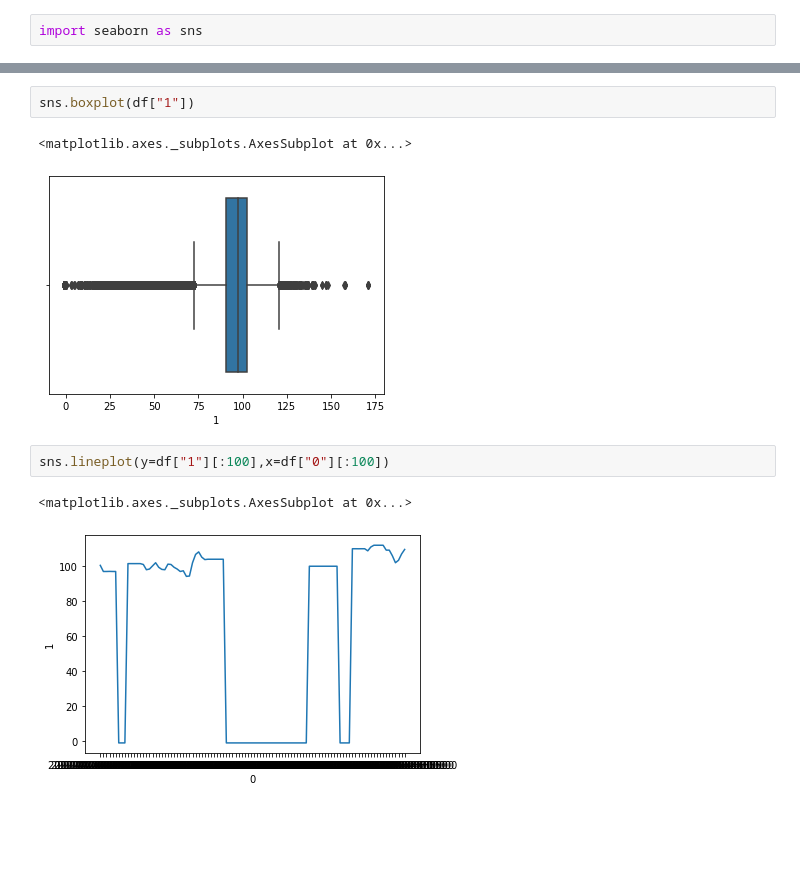
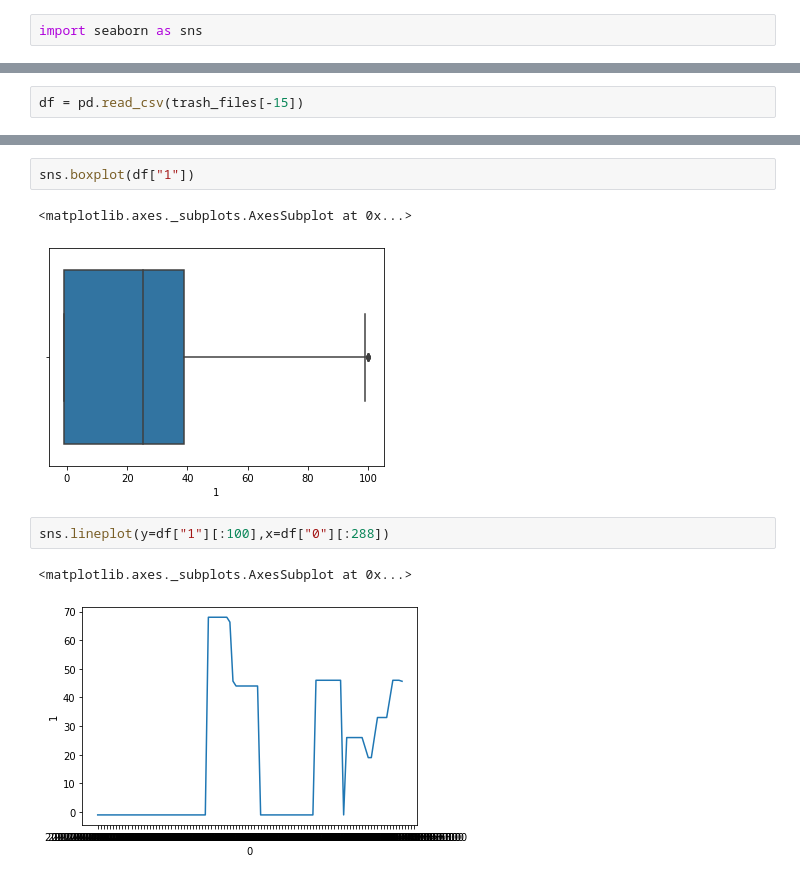
Before and after one commit to u-t-k-a-n/Detection-of-Similar-Points-in-Traffic-Characteristics, a Jupyter notebook: Ara_Proje.ipynb, the cells around one changed output, grey strips where cells are left out. Drawn from its saved outputs; the diff is of its cells as text; blank space fills up the shorter version.

```diff
--- a/Ara_Proje.ipynb
+++ b/Ara_Proje.ipynb
@@ -189,0 +189,2 @@ sns.barplot(x=df["0"][:100],y=df["1"][:100])
+# %%
+df = pd.read_csv(trash_files[-15])
@@ -191,9 +204,9 @@ sns.barplot(x=df["0"][:100],y=df["1"][:100])
 sns.boxplot(df["1"])
 # %% [output]
 <matplotlib.axes._subplots.AxesSubplot at 0x...>
-[figure, old version]
+[figure, new version]
 # %%
-sns.lineplot(y=df["1"][:100],x=df["0"][:100])
+sns.lineplot(y=df["1"][:100],x=df["0"][:288])
 # %% [output]
 <matplotlib.axes._subplots.AxesSubplot at 0x...>
-[figure, old version]
+[figure, new version]
```
Also changed, not shown: parts of 3 cells of this notebook.
